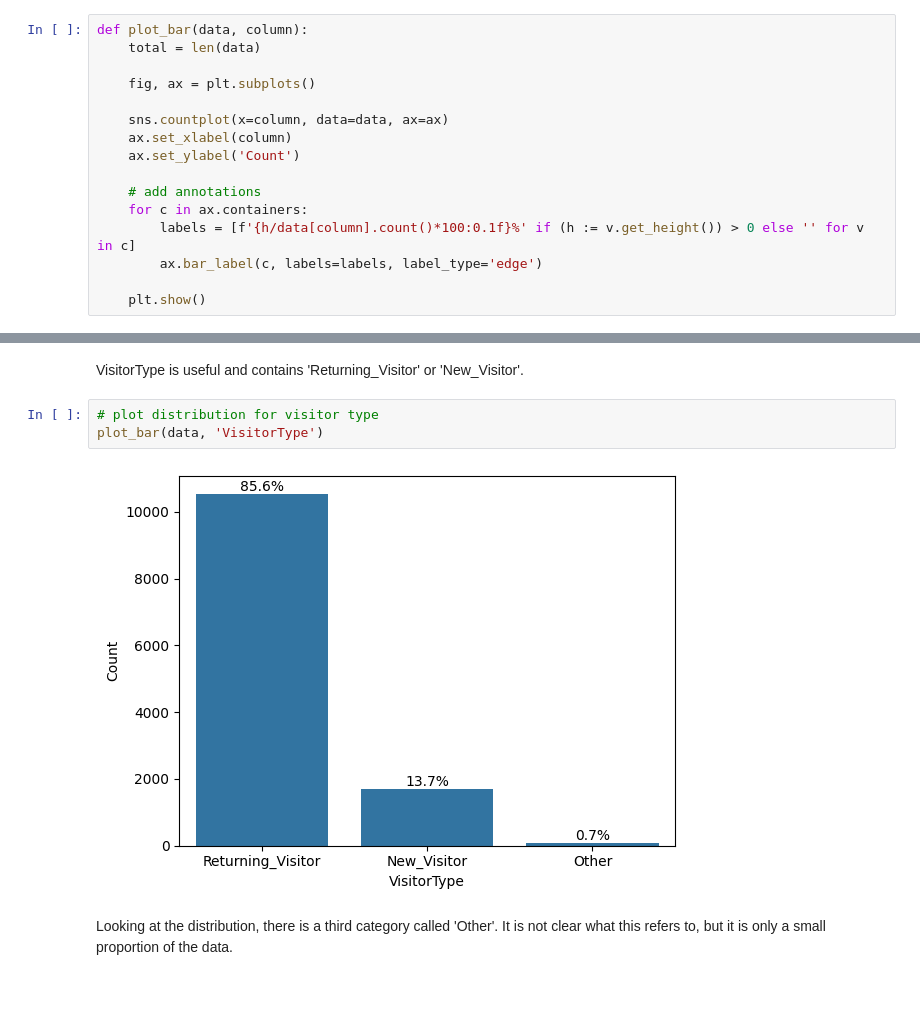
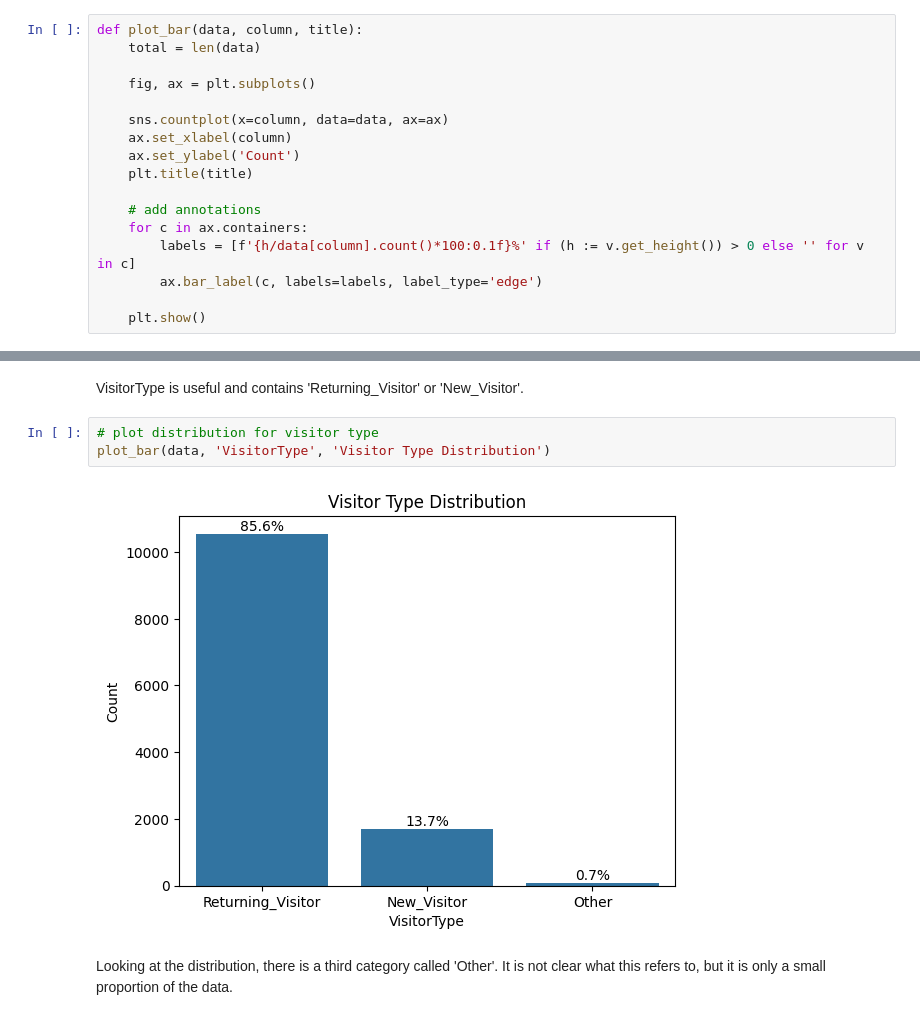
Before and after one commit to AlexWimpory/learning_from_data_cw, a Jupyter notebook: assignment.ipynb, the cells around one changed output, grey strips where cells are left out. Drawn from its saved outputs; the diff is of its cells as text; blank space fills up the shorter version.

```diff
--- a/assignment.ipynb
+++ b/assignment.ipynb
@@ -90,5 +90,5 @@ The column which indicates if there was a purchase in the session is called 'Rev
 # %%
-def plot_bar(data, column):
+def plot_bar(data, column, title):
     total = len(data)
 
     fig, ax = plt.subplots()
@@ -96,6 +96,7 @@ def plot_bar(data, column):
     sns.countplot(x=column, data=data, ax=ax)
     ax.set_xlabel(column)
     ax.set_ylabel('Count')
+    plt.title(title)
 
     # add annotations
     for c in ax.containers:
@@ -280,9 +281,9 @@ The first 4 of these are unlikely to have an effect on the purchase prediction a
 VisitorType is useful and contains 'Returning_Visitor' or 'New_Visitor'.
 # %%
 # plot distribution for visitor type
-plot_bar(data, 'VisitorType')
+plot_bar(data, 'VisitorType', 'Visitor Type Distribution')
 # %% [output]
-[figure, old version]
+[figure, new version]
 # %% [markdown]
 Looking at the distribution, there is a third category called 'Other'.  It is not clear what this refers to, but it is only a small proportion of the data.
 # %% [markdown]
```
Also changed, not shown: parts of 15 cells of this notebook.
